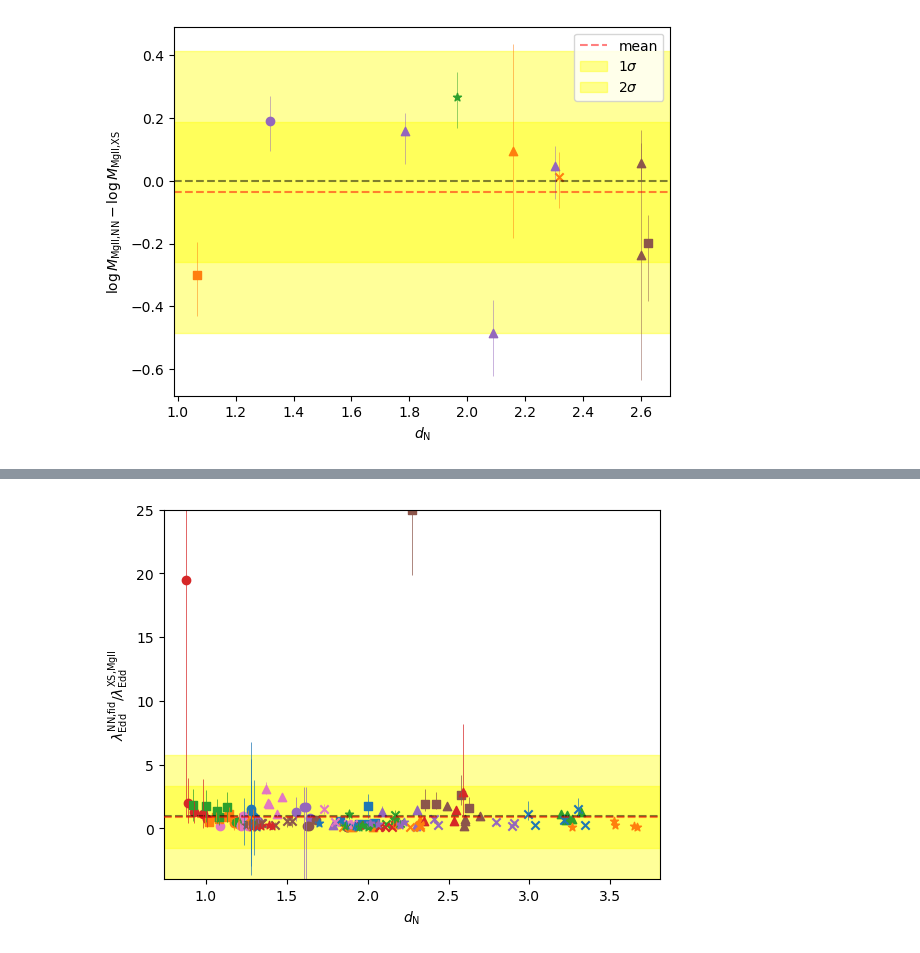
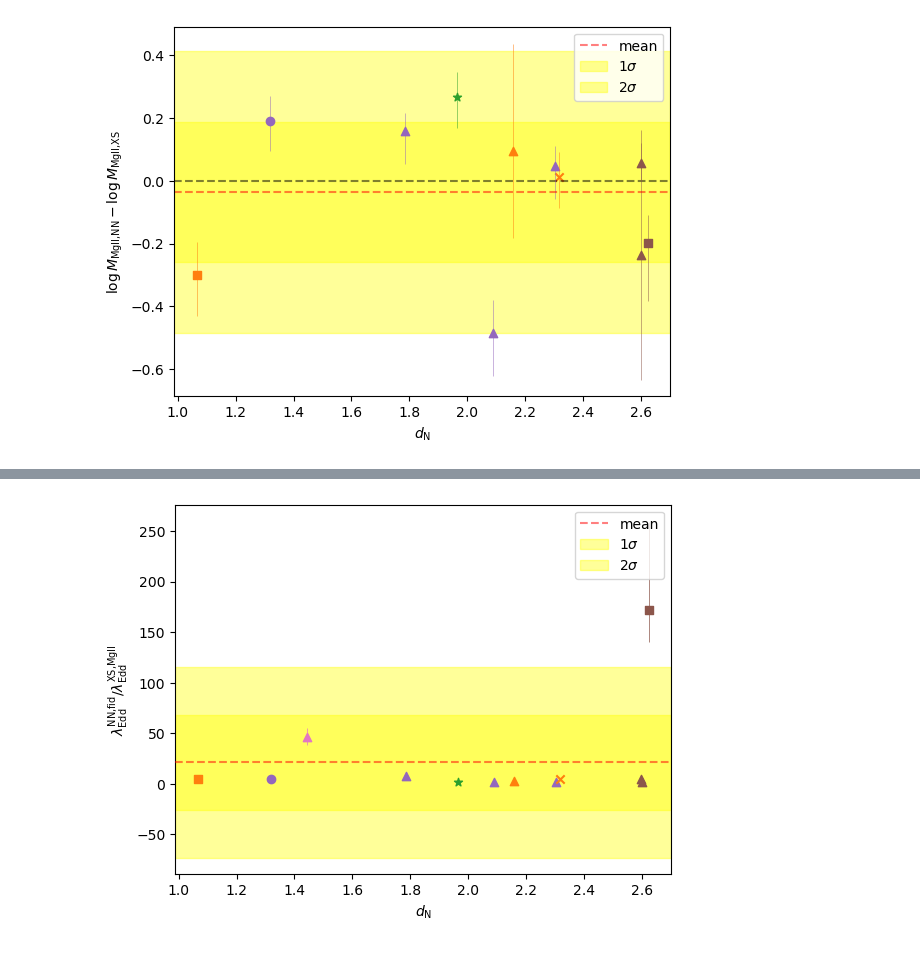
Before and after one commit to bartiosz/qso_nn, a Jupyter notebook: nn_properties-Copy1.ipynb, the cells around one changed output, grey strips where cells are left out. Saved outputs shown, nothing was run; the diff lists cells and outputs as text; code cells hidden in the pictures.

```diff
--- a/nn_properties-Copy1.ipynb
+++ b/nn_properties-Copy1.ipynb
@@ -176,7 +194,14 @@ civ_shift = [float(c) for c in civ_shifts[:,1]]
 civ_shift_plus = [float(c) for c in civ_shifts[:,2]]
 civ_shift_minus = [float(c) for c in civ_shifts[:,3]]
 
-# print(names1==names2,names2==names3,names3==names4,names4==names5)
+metals = np.loadtxt('/home/bartosz/Downloads/highz sample redshifts - metals.csv',delimiter=',',dtype='str')
+names6 = metals[:,0]
+NV = [float(m) for m in metals[:,1]]
+NV_err = [float(m) for m in metals[:,2]]
+SiIV_OIV = [float(m) for m in metals[:,3]]
+SiIV_OIV_err = [float(m) for m in metals[:,4]]
+
+print(names1==names2,names2==names3,names3==names4,names4==names5,names5==names6)
 # len(HNAME)/5
-print(NAMES_v2)
+print(names6[12])
 # %% [output]
@@ -444,7 +519,7 @@ markers = ['o', 's', '^', 'x', '*']
 
 j,k,l=-1,-1,0
 fig = plt.figure()
-plt.axhline(0,c='black',ls='--',alpha=0.5)
+# plt.axhline(0,c='black',ls='--',alpha=0.5)
 someX, someY = 2, 5
 # currentAxis = plt.gca()
 # currentAxis.add_patch(Rectangle((0.8,-1.3), 2.2, 2.2, facecolor="white", edgecolor='black'))
@@ -460,7 +535,6 @@ for i, b in enumerate(mask):
     if b==False:
         continue
     else: d=data[i]
-    marker=markers[j]
     # alpha=alphas[l]
     l+=1
     plus = np.sqrt(d['MBH_CIV_ERR']**2+d['MBH_CIV_XS_plus']**2)
@@ -638,24 +715,20 @@ plt.close()
 # %%
 mask1 = data['EDD_MGII_XS'] != -1
-mask2 = data['LOGLEDD_RATIO'] != -100
+# mask2 = data['LOGLEDD_RATIO'] != -100
+mask2 = data['MBH_MGII'] != 0
 mask = np.logical_and(mask1,mask2)
-dataEDD = data[mask1]
-cmap = plt.get_cmap('tab10')
+# print(data['MBH_MGII'])
 
-colors = cmap(range(10))
-#markers = ['o']*10 + ['s']*10 + ['^']*10 + ['x']*10 # + ['*']*5
-markers = ['o', 's', '^', 'x', '*']
-alphas = [1,0.9,0.7,0.6,0.5]
+ledd_mgii = 1.3*10**38*10**(data['MBH_MGII'])
+ledd_mgii_err = ledd_mgii*np.log(10)*data['MBH_MGII_ERR']
+edd_ratio = ledd_mgii/(10**data['LOGLBOL'])
+edd_ratio_err = np.sqrt((ledd_mgii_err/(10**data['LOGLBOL']))**2+(ledd_mgii*np.log(10)*10**(-data['LOGLBOL'])*data['LOGLBOL_ERR'])**2)
 
 j,k,l=-1,-1,0
 fig = plt.figure()
-plt.axhline(1,c='black',ls='--',alpha=0.5)
-someX, someY = 2, 5
-# currentAxis = plt.gca()
-# currentAxis.add_patch(Rectangle((0.8,-1.3), 2.2, 2.2, facecolor="white", edgecolor='black'))
+# plt.axhline(1,c='black',ls='--',alpha=0.5)
 RATIO=[]
 for i, b in enumerate(mask):
-# for i, d in enumerate(dataEDD):
     if i % 5 == 0:
         k+=1
         l=0
@@ -666,73 +739,72 @@ for i, b in enumerate(mask):
         RATIO.append(0)
         continue
     else: d=data[i]
-    marker=markers[j]
-    alpha=alphas[l]
     l+=1
-    ratio = 10**d['LOGLEDD_RATIO']/d['EDD_MGII_XS']
-    # if ratio>5:
-    #     continue
-    plus = np.sqrt((10**d['LOGLEDD_RATIO']/d['EDD_MGII_XS']*(10**d['LOGLEDD_RATIO_ERR']-1))**2+
-                   (10**d['LOGLEDD_RATIO']/d['EDD_MGII_XS']**2*d['EDD_MGII_XS_plus'])**2)
-    minus = np.sqrt((10**d['LOGLEDD_RATIO']/d['EDD_MGII_XS']*(10**(-d['LOGLEDD_RATIO_ERR'])-1))**2+
-               (10**d['LOGLEDD_RATIO']/d['EDD_MGII_XS']**2*d['EDD_MGII_XS_minus'])**2)
-    plt.scatter(d['NN_D'],10**d['LOGLEDD_RATIO']/d['EDD_MGII_XS'], c=COLORS[i], marker=MARKERS[i])#,alpha=alpha)#,'ro')
-    plt.errorbar(d['NN_D'],10**d['LOGLEDD_RATIO']/d['EDD_MGII_XS'], yerr=[[minus],[plus]], c=COLORS[i], elinewidth=0.5)
+    redd = edd_ratio[i]     #10**d['LOGLEDD_RATIO']
+    redd_err = edd_ratio_err[i]    #10**d['LOGLEDD_RATIO_ERR']
+    ratio = redd/d['EDD_MGII_XS']
+    plus = np.sqrt((redd_err/d['EDD_MGII_XS'])**2+(ratio/d['EDD_MGII_XS']*d['EDD_MGII_XS_plus'])**2)
+    minus = np.sqrt((redd_err/d['EDD_MGII_XS'])**2+(ratio/d['EDD_MGII_XS']*d['EDD_MGII_XS_minus'])**2)
+    # plus = np.sqrt((ratio*d['LOGLEDD_RATIO_ERR']*np.log(10))**2+
+    #                (ratio/d['EDD_MGII_XS']*d['EDD_MGII_XS_plus'])**2)
+    # minus = np.sqrt((ratio*d['LOGLEDD_RATIO_ERR']*np.log(10))**2+
+    #                (ratio/d['EDD_MGII_XS']*d['EDD_MGII_XS_minus'])**2)
+    plt.scatter(d['NN_D'],ratio, c=COLORS[i], marker=MARKERS[i])#,alpha=alpha)#,'ro')
+    plt.errorbar(d['NN_D'],ratio, yerr=[[minus],[plus]], c=COLORS[i], elinewidth=0.5)
     # plt.errorbar(d['NN_D'],10**d['LOGLEDD_RATIO']/d['EDD_MGII_XS'], c=colors[k])#, fmt='o', capsize=5, label='Error Bars')
-    RATIO.append(10**d['LOGLEDD_RATIO']/d['EDD_MGII_XS'])
+    RATIO.append(ratio)
 
-
-plt.axhline(np.mean(RATIO),c='red',ls='--',alpha=0.5,zorder=5)
-plt.axhspan(np.mean(RATIO)-np.std(RATIO),np.mean(RATIO)+np.std(RATIO),color='yellow',alpha=0.4,zorder=0)
-plt.axhspan(np.mean(RATIO)-2*np.std(RATIO),np.mean(RATIO)+2*np.std(RATIO),color='yellow',alpha=0.4,zorder=0)
-plt.ylim(-4,25)
+RATIO=np.array(RATIO)
+plt.axhline(np.mean(RATIO[mask]),c='red',ls='--',alpha=0.5,zorder=5,label='mean')
+plt.axhspan(np.mean(RATIO[mask])-np.std(RATIO[mask]),np.mean(RATIO[mask])+np.std(RATIO[mask]),color='yellow',alpha=0.4,zorder=0,label=r'$1\sigma$')
+plt.axhspan(np.mean(RATIO[mask])-2*np.std(RATIO[mask]),np.mean(RATIO[mask])+2*np.std(RATIO[mask]),color='yellow',alpha=0.4,zorder=0,label=r'$2\sigma$')
+# plt.ylim(-4,25)
 plt.ylabel(r'$\lambda_\text{Edd}^\text{NN,fid} / \lambda_\text{Edd}^\text{XS,MgII}$')
 plt.xlabel(r'$d_\text{N}$')
+plt.legend()
 # plt.savefig('plots/EDD_RATIO_mgii_dN.png', format='png')
 plt.show()
 plt.close()
 
 j,k,l=-1,-1,0
 fig = plt.figure()
-plt.axhline(1,c='black',ls='--',alpha=0.5,zorder=1)
+# plt.axhline(1,c='black',ls='--',alpha=0.5,zorder=1)
 RATIO2=[]
 for i, b in enumerate(mask):
-# for i, d in enumerate(dataEDD):
     if i % 5 == 0:
         k+=1
         l=0
     if i % 50 == 0:
         j+=1
         k=0
     if b==False:
         continue
     else: d=data[i]
-    marker=markers[j]
-    # alpha=alphas[l]
     l+=1
     ratio = 10**d['LOGLEDD_RATIO']/d['EDD_MGII_XS']
     if RATIO[i]>np.mean(RATIO)+2*np.std(RATIO):
         continue
-    plus = np.sqrt((10**d['LOGLEDD_RATIO']/d['EDD_MGII_XS']*(10**d['LOGLEDD_RATIO_ERR']-1))**2+
-                   (10**d['LOGLEDD_RATIO']/d['EDD_MGII_XS']**2*d['EDD_MGII_XS_plus'])**2)
-    minus = np.sqrt((10**d['LOGLEDD_RATIO']/d['EDD_MGII_XS']*(10**(-d['LOGLEDD_RATIO_ERR'])-1))**2+
-               (10**d['LOGLEDD_RATIO']/d['EDD_MGII_XS']**2*d['EDD_MGII_XS_minus'])**2)
+    plus = np.sqrt((ratio*d['LOGLEDD_RATIO_ERR']*np.log(10))**2+
+                   (ratio/d['EDD_MGII_XS']*d['EDD_MGII_XS_plus'])**2)
+    minus = np.sqrt((ratio*d['LOGLEDD_RATIO_ERR']*np.log(10))**2+
+                   (ratio/d['EDD_MGII_XS']*d['EDD_MGII_XS_minus'])**2)
     plt.scatter(d['NN_D'],10**(d['LOGLEDD_RATIO'])/d['EDD_MGII_XS'], c=COLORS[i], marker=MARKERS[i])#,alpha=alpha)#,'ro')
     plt.errorbar(d['NN_D'],10**d['LOGLEDD_RATIO']/d['EDD_MGII_XS'], yerr=[[minus],[plus]], c=COLORS[i], elinewidth=0.5)
     # plt.errorbar(d['NN_D'],10**d['LOGLEDD_RATIO']/d['EDD_MGII_XS'], c=colors[k])#, fmt='o', capsize=5, label='Error Bars')
     RATIO2.append(ratio)
 
 
-plt.axhline(np.mean(RATIO2),c='red',ls='--',alpha=0.5,zorder=5)
-plt.axhspan(np.mean(RATIO2)-np.std(RATIO2),np.mean(RATIO2)+np.std(RATIO2),color='yellow',alpha=0.4,zorder=0)
-plt.axhspan(np.mean(RATIO2)-2*np.std(RATIO2),np.mean(RATIO2)+2*np.std(RATIO2),color='yellow',alpha=0.4,zorder=0)
+plt.axhline(np.mean(RATIO2),c='red',ls='--',alpha=0.5,zorder=5,label='mean')
+plt.axhspan(np.mean(RATIO2)-np.std(RATIO2),np.mean(RATIO2)+np.std(RATIO2),color='yellow',alpha=0.4,zorder=0,label=r'$1\sigma$')
+plt.axhspan(np.mean(RATIO2)-2*np.std(RATIO2),np.mean(RATIO2)+2*np.std(RATIO2),color='yellow',alpha=0.4,zorder=0,label=r'$2\sigma$')
 # plt.ylim(np.mean(RATIO)-2*np.std(RATIO),np.mean(RATIO)+2*np.std(RATIO))
 plt.ylim(0,2)
 # plt.xlim(0.5,3.5)
 plt.ylabel(r'$\lambda_\text{Edd}^\text{NN,fid} / \lambda_\text{Edd}^\text{XS,MgII}$')
 plt.xlabel(r'$d_\text{N}$')
+plt.legend()
 # plt.savefig('plots/EDD_RATIO_mgii__dN_trim.png', format='png')
 plt.show()
 plt.close()
 # %% [output]
-[figure, old version]
+[figure, new version]
```
Also changed, not shown: parts of 11 cells of this notebook.
